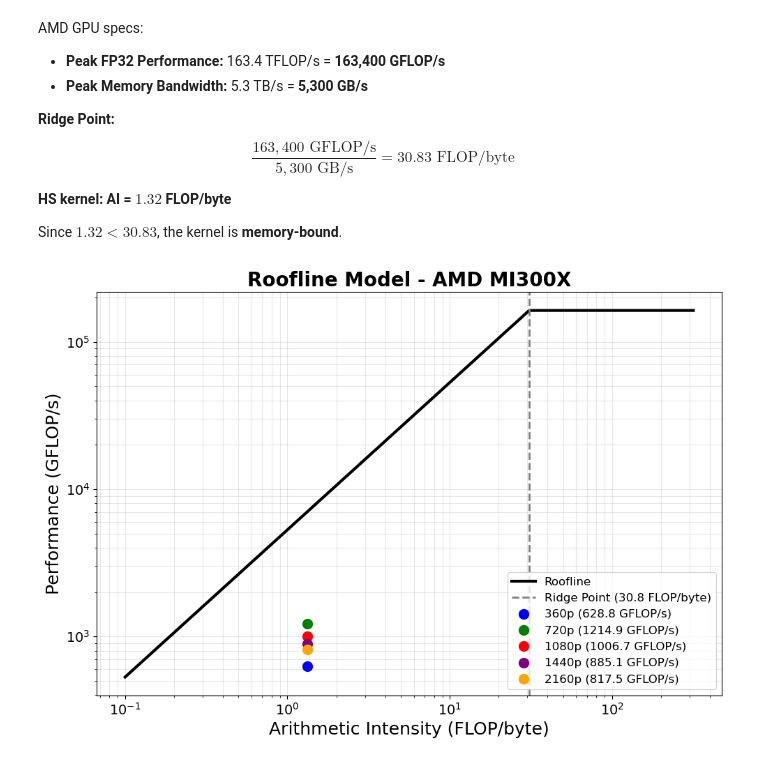
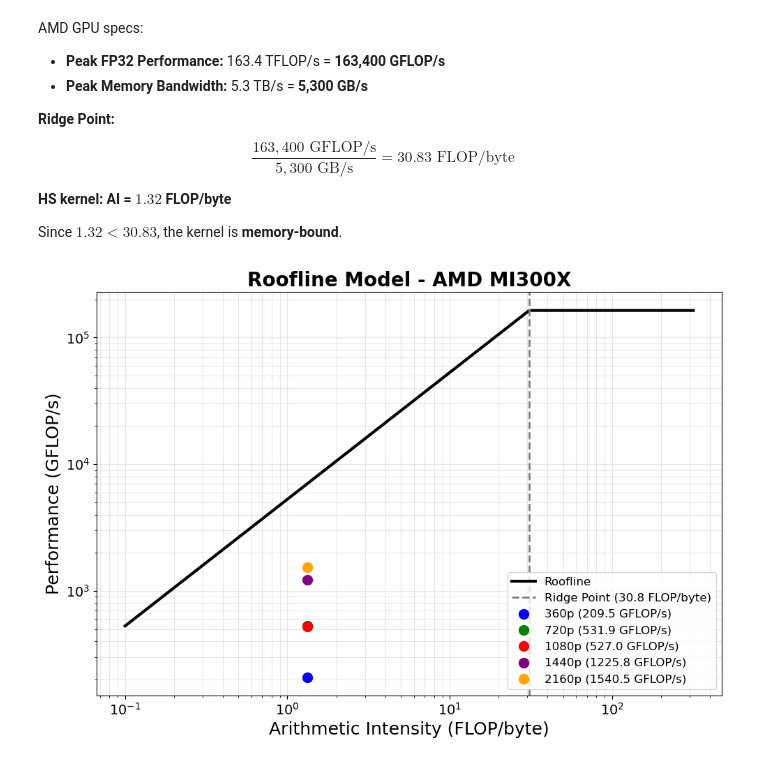
Before and after one commit to rahildacoder/Horn-Schunck, a Jupyter notebook: roofline_analysis/plot_roofline.ipynb, the cells around one changed output. Saved outputs shown, nothing was run; the diff lists cells and outputs as text; code cells hidden in the pictures.

```diff
--- a/roofline_analysis/plot_roofline.ipynb
+++ b/roofline_analysis/plot_roofline.ipynb
@@ -26,32 +82,32 @@ compute_bound = np.full_like(ai, peak_compute)
 roofline = np.minimum(bandwidth_bound, compute_bound)
 
 # Actual measured performance
 hs_ai = 1.32  # FLOP/byte
 
 # Multi-resolution measurements
 resolutions = ['360p', '720p', '1080p', '1440p', '2160p']
-gflops_values = [628.8, 1214.9, 1006.7, 885.1, 817.5]
+gflops_values = [209.53, 531.93, 527.04, 1225.81, 1540.49]
 colors = ['blue', 'green', 'red', 'purple', 'orange']
 
 # Plot
 plt.figure(figsize=(10, 7))
 plt.loglog(ai, roofline, 'k-', linewidth=3, label='Roofline')
 plt.axvline(ridge_point, color='gray', linestyle='--', linewidth=2,
             label=f'Ridge Point ({ridge_point:.1f} FLOP/byte)')
 
 # Plot multi-resolution points
 for res, gflops, color in zip(resolutions, gflops_values, colors):
     plt.plot(hs_ai, gflops, 'o', color=color, markersize=10,
              label=f'{res} ({gflops:.1f} GFLOP/s)', zorder=5)
 
 plt.xlabel('Arithmetic Intensity (FLOP/byte)', fontsize=18)
 plt.ylabel('Performance (GFLOP/s)', fontsize=18)
 plt.title('Roofline Model - AMD MI300X', fontsize=20, fontweight='bold')
 plt.legend(fontsize=12, loc='lower right')
 plt.grid(True, which='both', alpha=0.3)
 plt.tick_params(labelsize=14)
 plt.tight_layout()
 plt.savefig('roofline.png', dpi=300)
 plt.show()
 # %% [output]
-[figure, old version]
+[figure, new version]
```
Also changed, not shown: parts of 1 cell of this notebook, 10 other files.
